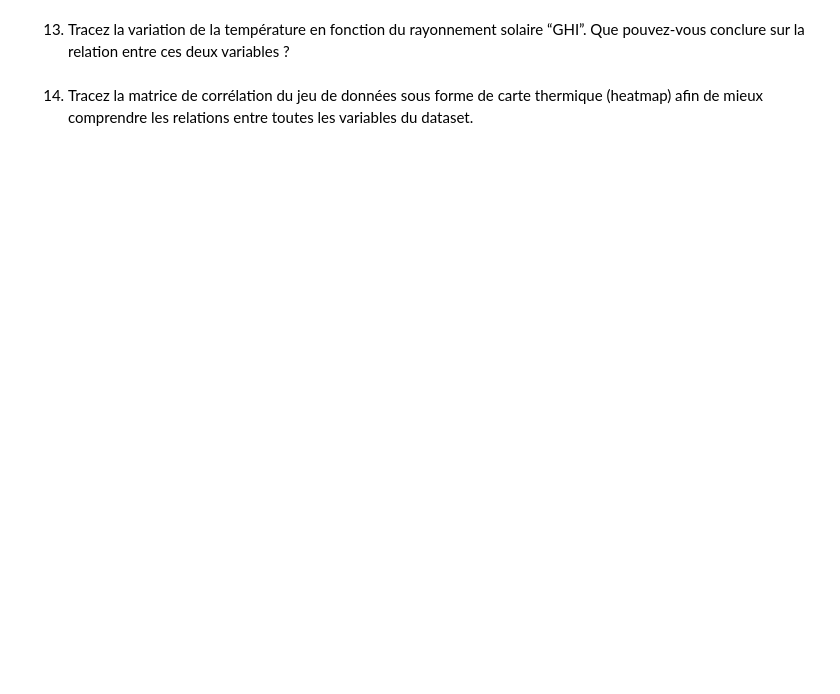
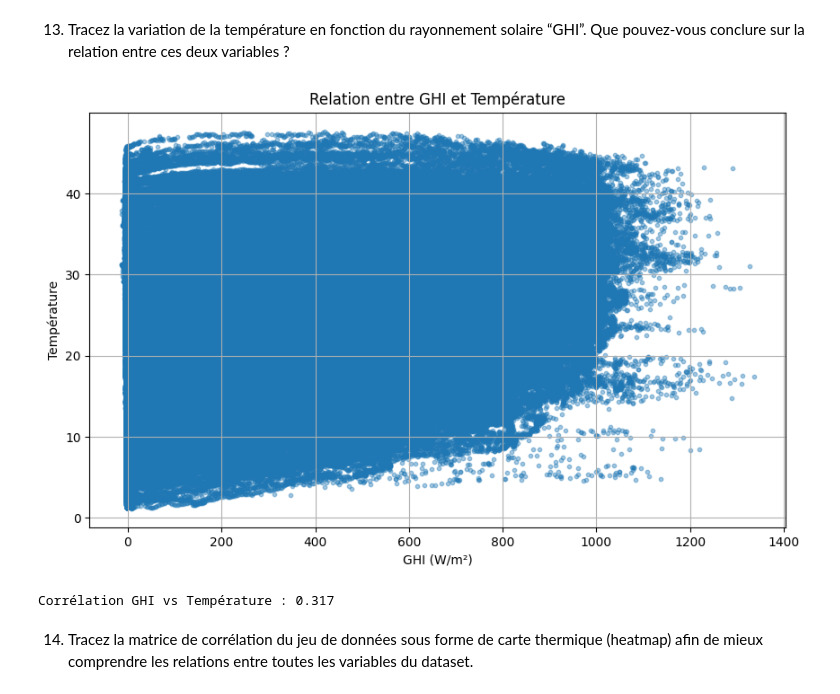
Before and after one commit to Maxime-Mig/Analyse_Visu, a Jupyter notebook: TD2/TD2.ipynb, the cells around one changed output. Drawn from its saved outputs; the diff is of its cells as text; code cells hidden in the pictures; blank space fills up the shorter version.

```diff
--- a/TD2/TD2.ipynb
+++ b/TD2/TD2.ipynb
@@ -276,6 +320,21 @@ variable.
 # %% [markdown]
 13. Tracez la variation de la température en fonction du rayonnement solaire “GHI”.
 Que pouvez-vous conclure sur la relation entre ces deux variables ?
+# %%
+# Question 13 : GHI vs Température
+plt.figure(figsize=(10, 6))
+plt.scatter(df_solar['ghi'], df_solar['temp'], alpha=0.4, s=10)
+plt.title('Relation entre GHI et Température')
+plt.xlabel('GHI (W/m²)')
+plt.ylabel('Température')
+plt.grid(True)
+plt.show()
+
+corr_ghi_temp = df_solar['ghi'].corr(df_solar['temp'])
+print(f"Corrélation GHI vs Température : {corr_ghi_temp:.3f}")
+# %% [output]
+[figure, added]
+Corrélation GHI vs Température : 0.317
 # %% [markdown]
 14. Tracez la matrice de corrélation du jeu de données sous forme de carte
 thermique (heatmap) afin de mieux comprendre les relations entre toutes les
```
Also changed, not shown: parts of 18 cells of this notebook.
